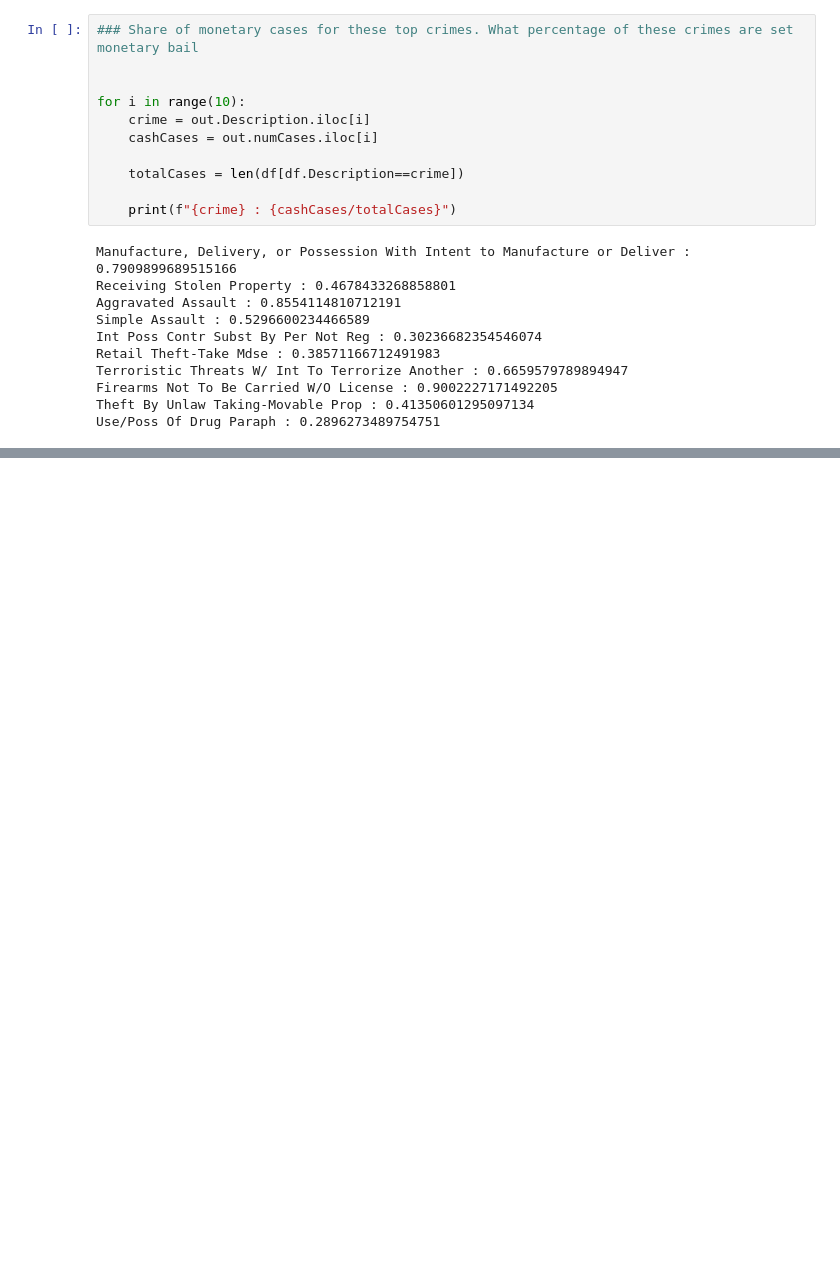
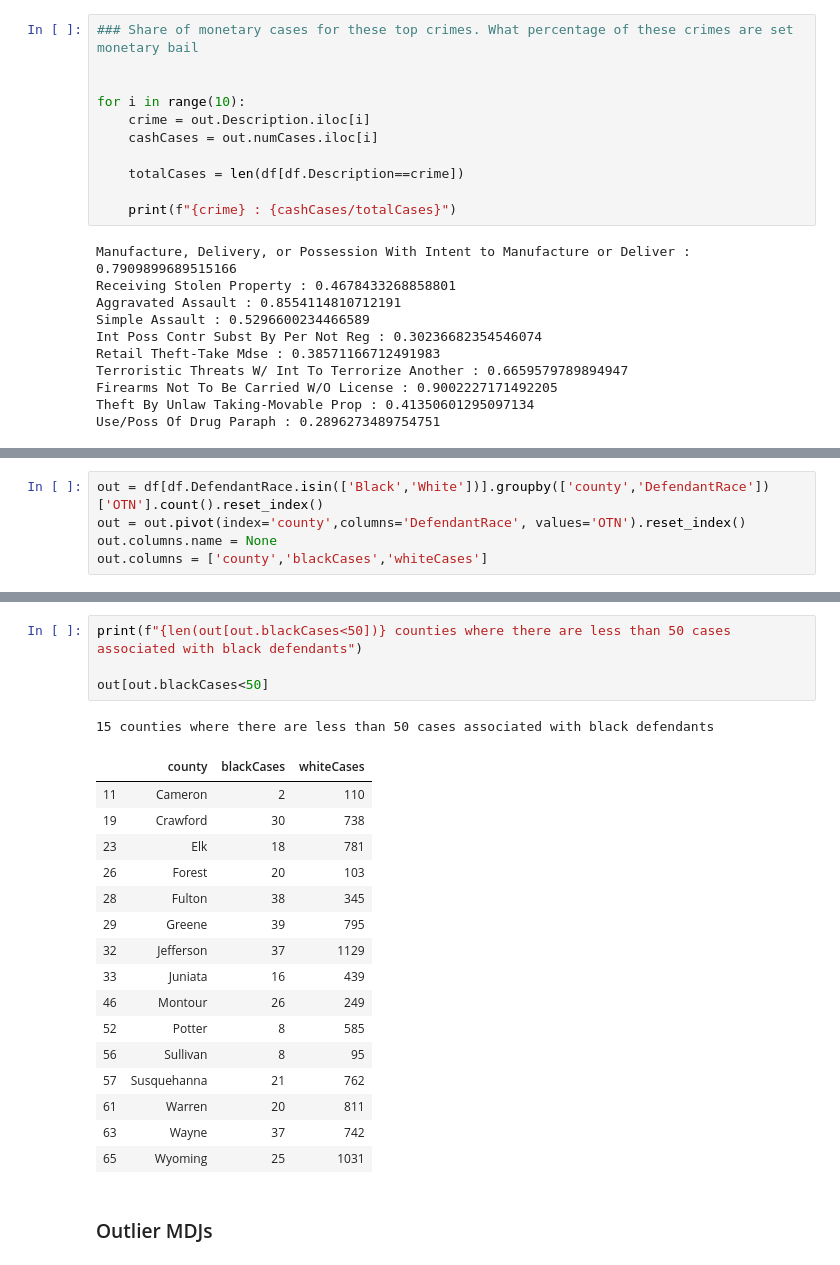
Before and after one commit to choprashweta/cashbail-pa, a Jupyter notebook: Bail Trends.ipynb, the cells around one changed output, grey strips where cells are left out. Cells and saved outputs as stored; diff of their text form; blank space fills up the shorter version.

```diff
--- a/Bail Trends.ipynb
+++ b/Bail Trends.ipynb
@@ -554,0 +814,5 @@ Use/Poss Of Drug Paraph : 0.2896273489754751
+# %%
+out = df[df.DefendantRace.isin(['Black','White'])].groupby(['county','DefendantRace'])['OTN'].count().reset_index()
+out = out.pivot(index='county',columns='DefendantRace', values='OTN').reset_index()
+out.columns.name = None
+out.columns = ['county','blackCases','whiteCases']
@@ -554,0 +835,24 @@ Use/Poss Of Drug Paraph : 0.2896273489754751
+# %%
+print(f"{len(out[out.blackCases<50])} counties where there are less than 50 cases associated with black defendants")
+
+out[out.blackCases<50]
+# %% [output]
+15 counties where there are less than 50 cases associated with black defendants
+|  | county | blackCases | whiteCases |
+| 11 | Cameron | 2 | 110 |
+| 19 | Crawford | 30 | 738 |
+| 23 | Elk | 18 | 781 |
+| 26 | Forest | 20 | 103 |
+| 28 | Fulton | 38 | 345 |
+| 29 | Greene | 39 | 795 |
+| 32 | Jefferson | 37 | 1129 |
+| 33 | Juniata | 16 | 439 |
+| 46 | Montour | 26 | 249 |
+| 52 | Potter | 8 | 585 |
+| 56 | Sullivan | 8 | 95 |
+| 57 | Susquehanna | 21 | 762 |
+| 61 | Warren | 20 | 811 |
+| 63 | Wayne | 37 | 742 |
+| 65 | Wyoming | 25 | 1031 |
+# %% [markdown]
+### Outlier MDJs
```
Also changed, not shown: parts of 35 cells of this notebook.
